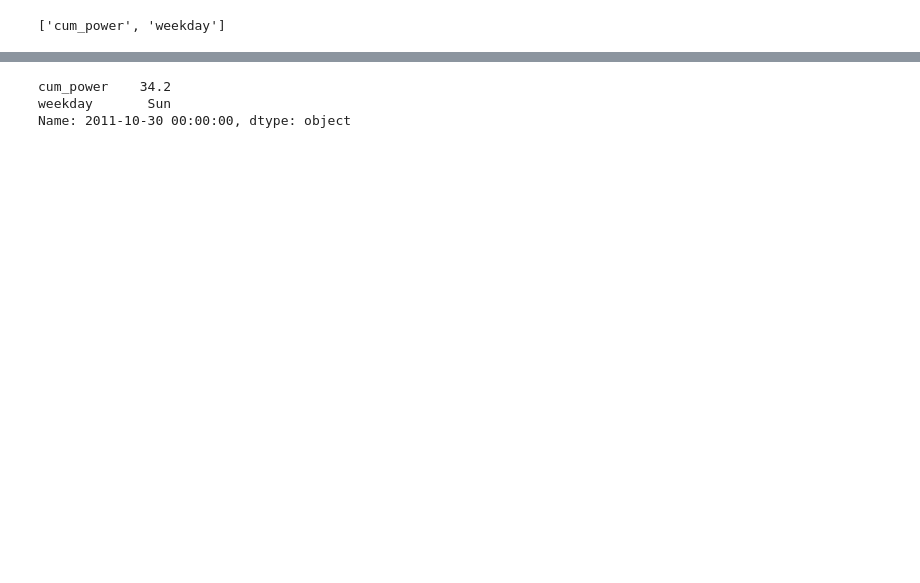
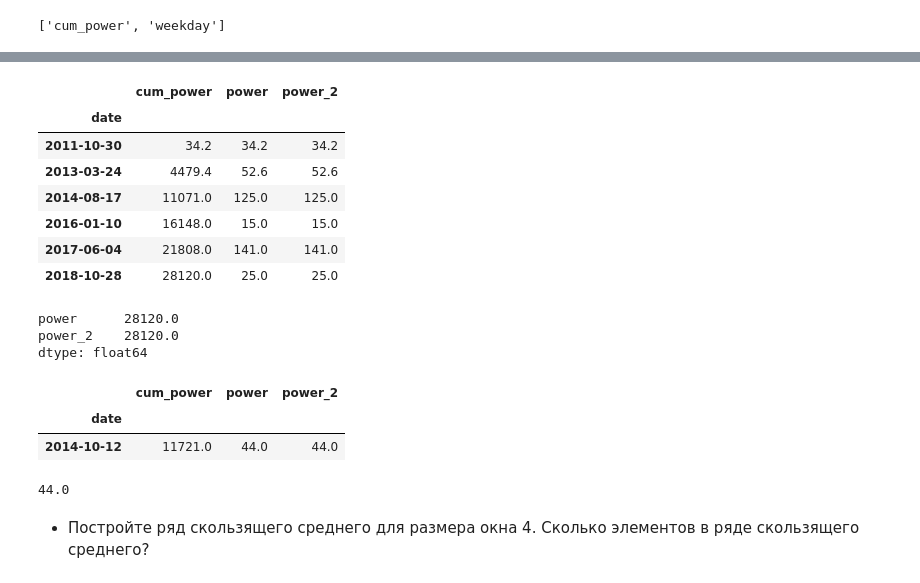
Before and after one commit to IvanRumyantsev/Skillfactory_DST_10, a Jupyter notebook: Юнит 7. Machine Learning в продакшн/MATH&STAT-7. Временные ряды/MATH&STAT-7. Временные ряды.ipynb, the cells around one changed output, grey strips where cells are left out. Saved outputs shown, nothing was run; the diff lists cells and outputs as text; code cells hidden in the pictures; blank space fills up the shorter version.

```diff
--- a/Юнит 7. Machine Learning в продакшн/MATH&STAT-7. Временные ряды/MATH&STAT-7. Временные ряды.ipynb
+++ b/Юнит 7. Machine Learning в продакшн/MATH&STAT-7. Временные ряды/MATH&STAT-7. Временные ряды.ipynb
@@ -434,6 +458,29 @@ df_w.head(10)
 # %%
-df_w.iloc[0]
+df_w.iloc[0:366:73]
 # %% [output]
-cum_power    34.2
-weekday       Sun
-Name: 2011-10-30 00:00:00, dtype: object
+|  | cum_power | power | power_2 |
+| date |  |  |  |
+| 2011-10-30 | 34.2 | 34.2 | 34.2 |
+| 2013-03-24 | 4479.4 | 52.6 | 52.6 |
+| 2014-08-17 | 11071.0 | 125.0 | 125.0 |
+| 2016-01-10 | 16148.0 | 15.0 | 15.0 |
+| 2017-06-04 | 21808.0 | 141.0 | 141.0 |
+| 2018-10-28 | 28120.0 | 25.0 | 25.0 |
+# %%
+df_w[['power', 'power_2']].sum()
+# %% [output]
+power      28120.0
+power_2    28120.0
+dtype: float64
+# %%
+# 1 вариант поиска значения произведенной энергии за неделю с 6 по 12 октября 2014
+df_w[df_w.index == datetime(2014, 10, 12)]
+# %% [output]
+|  | cum_power | power | power_2 |
+| date |  |  |  |
+| 2014-10-12 | 11721.0 | 44.0 | 44.0 |
+# %%
+# 2 вариант поиска значения произведенной энергии за неделю с 6 по 12 октября 2014
+df_w.loc[datetime(2014, 10, 12)][0] - df_w.loc[datetime(2014, 10, 5)][0]
+# %% [output]
+44.0
@@ -439,0 +489,2 @@ Name: 2011-10-30 00:00:00, dtype: object
+# %% [markdown]
+- Постройте ряд скользящего среднего для размера окна 4. Сколько элементов в ряде скользящего среднего?
```
Also changed, not shown: parts of 24 cells of this notebook.
